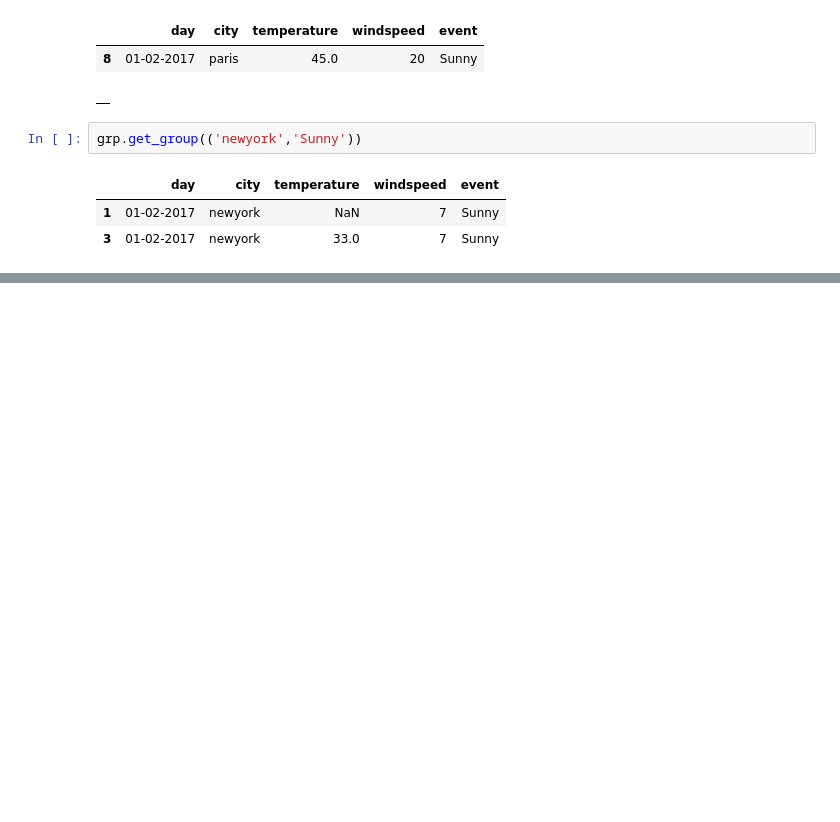
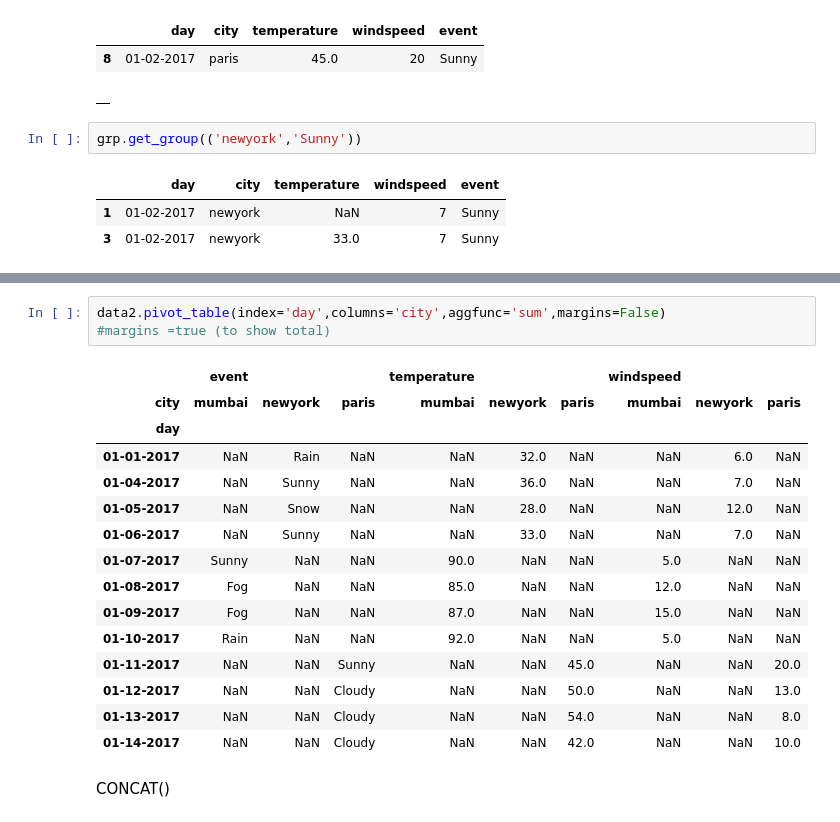
Before and after one commit to shimnasherin73/python-basics, a Jupyter notebook: pandas.ipynb, the cells around one changed output, grey strips where cells are left out. Saved outputs shown, nothing was run; the diff lists cells and outputs as text; blank space fills up the shorter version.

```diff
--- a/pandas.ipynb
+++ b/pandas.ipynb
@@ -1255,0 +1330,21 @@ grp.get_group(('newyork','Sunny'))
+# %%
+data2.pivot_table(index='day',columns='city',aggfunc='sum',margins=False)
+#margins =true (to show total)
+# %% [output]
+|  | event |  |  | temperature |  |  | windspeed |  |  |
+| city | mumbai | newyork | paris | mumbai | newyork | paris | mumbai | newyork | paris |
+| day |  |  |  |  |  |  |  |  |  |
+| 01-01-2017 | NaN | Rain | NaN | NaN | 32.0 | NaN | NaN | 6.0 | NaN |
+| 01-04-2017 | NaN | Sunny | NaN | NaN | 36.0 | NaN | NaN | 7.0 | NaN |
+| 01-05-2017 | NaN | Snow | NaN | NaN | 28.0 | NaN | NaN | 12.0 | NaN |
+| 01-06-2017 | NaN | Sunny | NaN | NaN | 33.0 | NaN | NaN | 7.0 | NaN |
+| 01-07-2017 | Sunny | NaN | NaN | 90.0 | NaN | NaN | 5.0 | NaN | NaN |
+| 01-08-2017 | Fog | NaN | NaN | 85.0 | NaN | NaN | 12.0 | NaN | NaN |
+| 01-09-2017 | Fog | NaN | NaN | 87.0 | NaN | NaN | 15.0 | NaN | NaN |
+| 01-10-2017 | Rain | NaN | NaN | 92.0 | NaN | NaN | 5.0 | NaN | NaN |
+| 01-11-2017 | NaN | NaN | Sunny | NaN | NaN | 45.0 | NaN | NaN | 20.0 |
+| 01-12-2017 | NaN | NaN | Cloudy | NaN | NaN | 50.0 | NaN | NaN | 13.0 |
+| 01-13-2017 | NaN | NaN | Cloudy | NaN | NaN | 54.0 | NaN | NaN | 8.0 |
+| 01-14-2017 | NaN | NaN | Cloudy | NaN | NaN | 42.0 | NaN | NaN | 10.0 |
+# %% [markdown]
+CONCAT()
```
Also changed, not shown: parts of 23 cells of this notebook, 1 other file.
